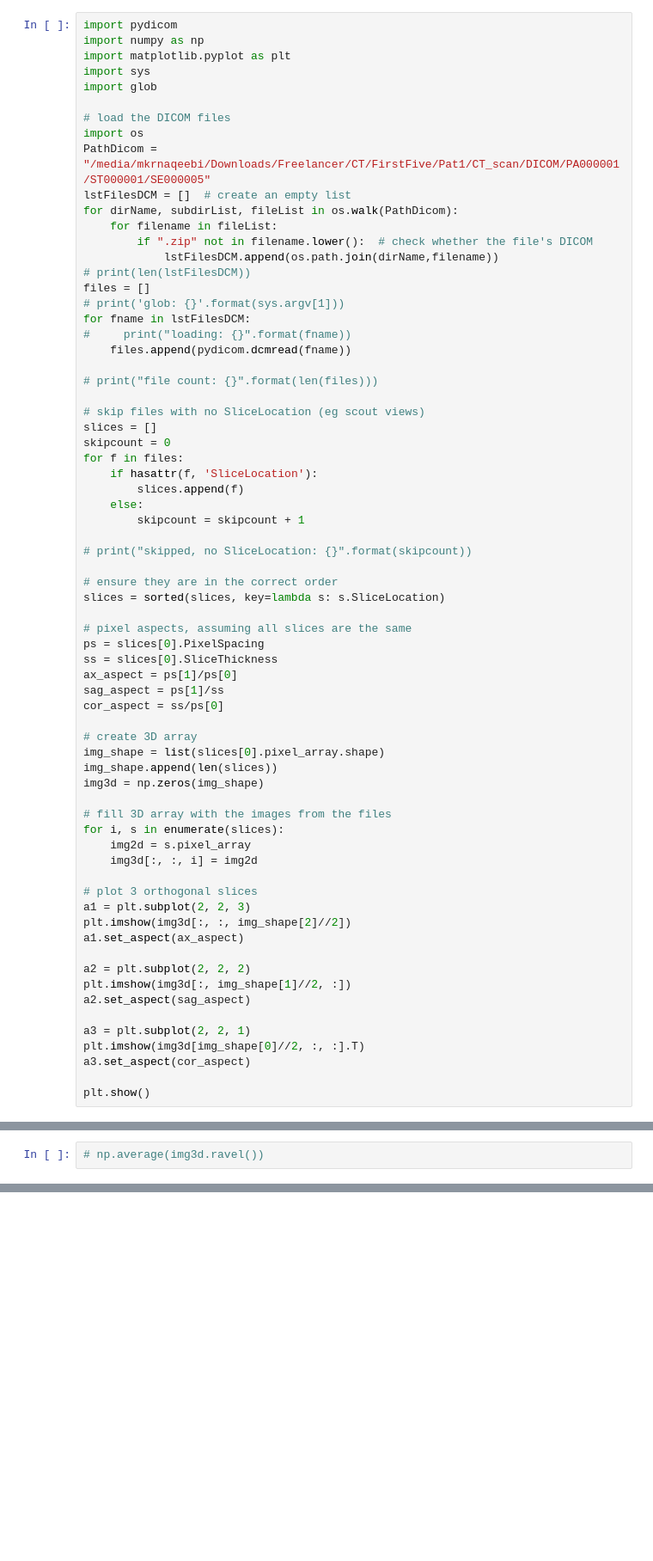
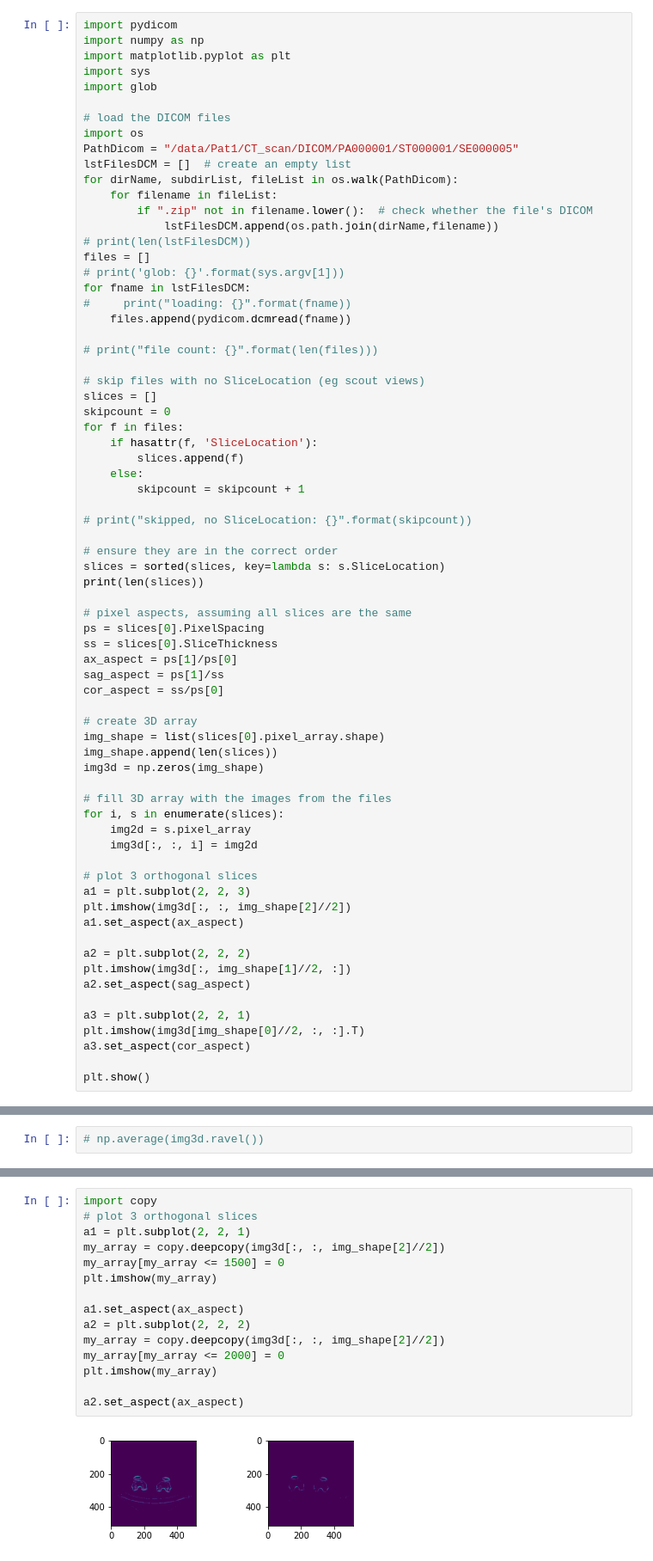
Before and after one commit to raminrafi/Regression-Model---Detection-of-Landmarks-on-Knee-Joints-Using-CSV-Data, a Jupyter notebook: reslice.ipynb, the cells around one changed output, grey strips where cells are left out. Shown at 86% size. Cells and saved outputs as stored; diff of their text form; blank space fills up the shorter version.

```diff
--- a/reslice.ipynb
+++ b/reslice.ipynb
@@ -32,7 +32,7 @@ import glob
 
 # load the DICOM files
 import os
-PathDicom = "/media/mkrnaqeebi/Downloads/Freelancer/CT/FirstFive/Pat1/CT_scan/DICOM/PA000001/ST000001/SE000005"
+PathDicom = "/data/Pat1/CT_scan/DICOM/PA000001/ST000001/SE000005"
 lstFilesDCM = []  # create an empty list
 for dirName, subdirList, fileList in os.walk(PathDicom):
     for filename in fileList:
@@ -60,6 +60,7 @@ for f in files:
 
 # ensure they are in the correct order
 slices = sorted(slices, key=lambda s: s.SliceLocation)
+print(len(slices))
 
 # pixel aspects, assuming all slices are the same
 ps = slices[0].PixelSpacing
@@ -104,0 +101,17 @@ plt.show()
+# %%
+import copy
+# plot 3 orthogonal slices
+a1 = plt.subplot(2, 2, 1)
+my_array = copy.deepcopy(img3d[:, :, img_shape[2]//2])
+my_array[my_array <= 1500] = 0
+plt.imshow(my_array)
+
+a1.set_aspect(ax_aspect)
+a2 = plt.subplot(2, 2, 2)
+my_array = copy.deepcopy(img3d[:, :, img_shape[2]//2])
+my_array[my_array <= 2000] = 0
+plt.imshow(my_array)
+
+a2.set_aspect(ax_aspect)
+# %% [output]
+[figure, added]
```
Also changed, not shown: parts of 9 cells of this notebook, 3 other files.
